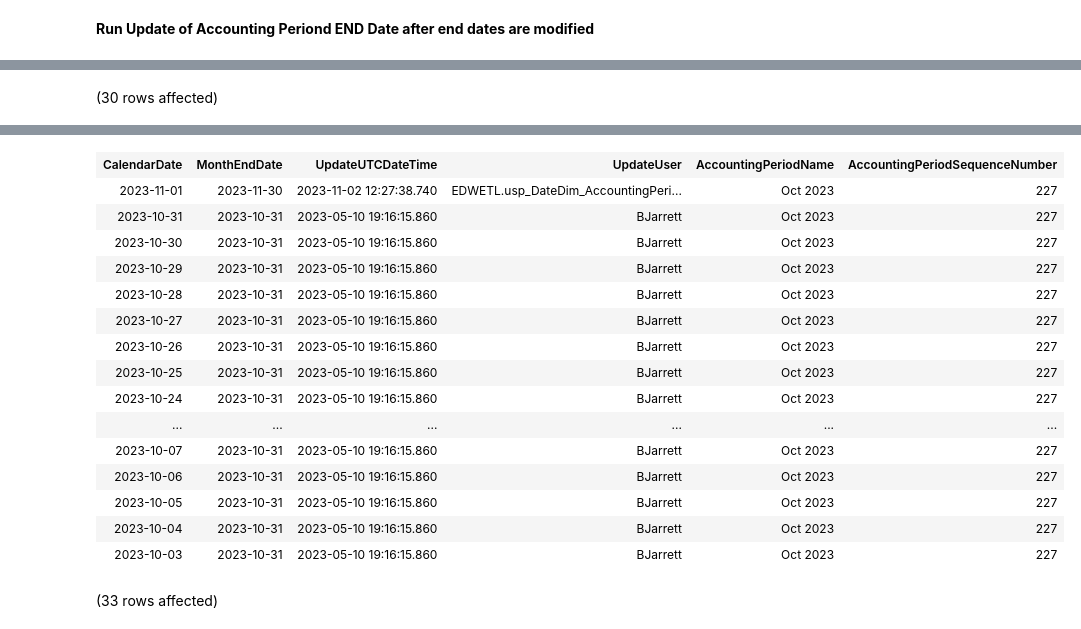
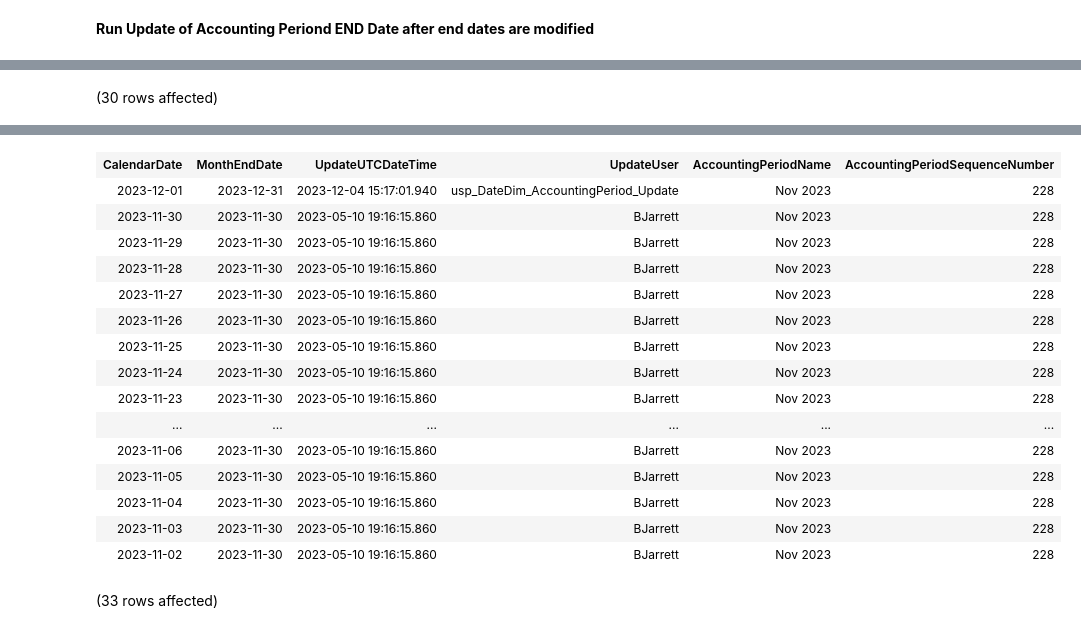
Before and after one commit to mdelisio/SQL-Scripts, a Jupyter notebook: Notebook- Update Accouinting Period End Date.ipynb, the cells around one changed output, grey strips where cells are left out. Cells and saved outputs as stored; diff of their text form; code cells hidden in the pictures.

Commit message:
Update Accrual and accounting period

```diff
--- a/Notebook- Update Accouinting Period End Date.ipynb
+++ b/Notebook- Update Accouinting Period End Date.ipynb
@@ -28,5 +28,5 @@ Total execution time: 00:00:00.271
 # %%
-DECLARE @AccountingPeriodName VARCHAR(50) = 'Oct 2023'
+DECLARE @AccountingPeriodName VARCHAR(50) = 'Nov 2023'
 ;
 
 Select TOP (33)
@@ -45,19 +45,19 @@ Total execution time: 00:00:00.039
 | CalendarDate | MonthEndDate | UpdateUTCDateTime | UpdateUser | AccountingPeriodName | AccountingPeriodSequenceNumber |
-| 2023-11-01 | 2023-11-30 | 2023-11-02 12:27:38.740 | EDWETL.usp_DateDim_AccountingPeri... | Oct 2023 | 227 |
-| 2023-10-31 | 2023-10-31 | 2023-05-10 19:16:15.860 | BJarrett | Oct 2023 | 227 |
-| 2023-10-30 | 2023-10-31 | 2023-05-10 19:16:15.860 | BJarrett | Oct 2023 | 227 |
-| 2023-10-29 | 2023-10-31 | 2023-05-10 19:16:15.860 | BJarrett | Oct 2023 | 227 |
-| 2023-10-28 | 2023-10-31 | 2023-05-10 19:16:15.860 | BJarrett | Oct 2023 | 227 |
-| 2023-10-27 | 2023-10-31 | 2023-05-10 19:16:15.860 | BJarrett | Oct 2023 | 227 |
-| 2023-10-26 | 2023-10-31 | 2023-05-10 19:16:15.860 | BJarrett | Oct 2023 | 227 |
-| 2023-10-25 | 2023-10-31 | 2023-05-10 19:16:15.860 | BJarrett | Oct 2023 | 227 |
-| 2023-10-24 | 2023-10-31 | 2023-05-10 19:16:15.860 | BJarrett | Oct 2023 | 227 |
+| 2023-12-01 | 2023-12-31 | 2023-12-04 15:17:01.940 | usp_DateDim_AccountingPeriod_Update | Nov 2023 | 228 |
+| 2023-11-30 | 2023-11-30 | 2023-05-10 19:16:15.860 | BJarrett | Nov 2023 | 228 |
+| 2023-11-29 | 2023-11-30 | 2023-05-10 19:16:15.860 | BJarrett | Nov 2023 | 228 |
+| 2023-11-28 | 2023-11-30 | 2023-05-10 19:16:15.860 | BJarrett | Nov 2023 | 228 |
+| 2023-11-27 | 2023-11-30 | 2023-05-10 19:16:15.860 | BJarrett | Nov 2023 | 228 |
+| 2023-11-26 | 2023-11-30 | 2023-05-10 19:16:15.860 | BJarrett | Nov 2023 | 228 |
+| 2023-11-25 | 2023-11-30 | 2023-05-10 19:16:15.860 | BJarrett | Nov 2023 | 228 |
+| 2023-11-24 | 2023-11-30 | 2023-05-10 19:16:15.860 | BJarrett | Nov 2023 | 228 |
+| 2023-11-23 | 2023-11-30 | 2023-05-10 19:16:15.860 | BJarrett | Nov 2023 | 228 |
 | ... | ... | ... | ... | ... | ... |
-| 2023-10-07 | 2023-10-31 | 2023-05-10 19:16:15.860 | BJarrett | Oct 2023 | 227 |
-| 2023-10-06 | 2023-10-31 | 2023-05-10 19:16:15.860 | BJarrett | Oct 2023 | 227 |
-| 2023-10-05 | 2023-10-31 | 2023-05-10 19:16:15.860 | BJarrett | Oct 2023 | 227 |
-| 2023-10-04 | 2023-10-31 | 2023-05-10 19:16:15.860 | BJarrett | Oct 2023 | 227 |
-| 2023-10-03 | 2023-10-31 | 2023-05-10 19:16:15.860 | BJarrett | Oct 2023 | 227 |
+| 2023-11-06 | 2023-11-30 | 2023-05-10 19:16:15.860 | BJarrett | Nov 2023 | 228 |
+| 2023-11-05 | 2023-11-30 | 2023-05-10 19:16:15.860 | BJarrett | Nov 2023 | 228 |
+| 2023-11-04 | 2023-11-30 | 2023-05-10 19:16:15.860 | BJarrett | Nov 2023 | 228 |
+| 2023-11-03 | 2023-11-30 | 2023-05-10 19:16:15.860 | BJarrett | Nov 2023 | 228 |
+| 2023-11-02 | 2023-11-30 | 2023-05-10 19:16:15.860 | BJarrett | Nov 2023 | 228 |
 # %%
 DECLARE @ChangeDate DateTime = '2023-09-01'
 ;
```
Also changed, not shown: parts of 4 cells of this notebook, 1 other file.
